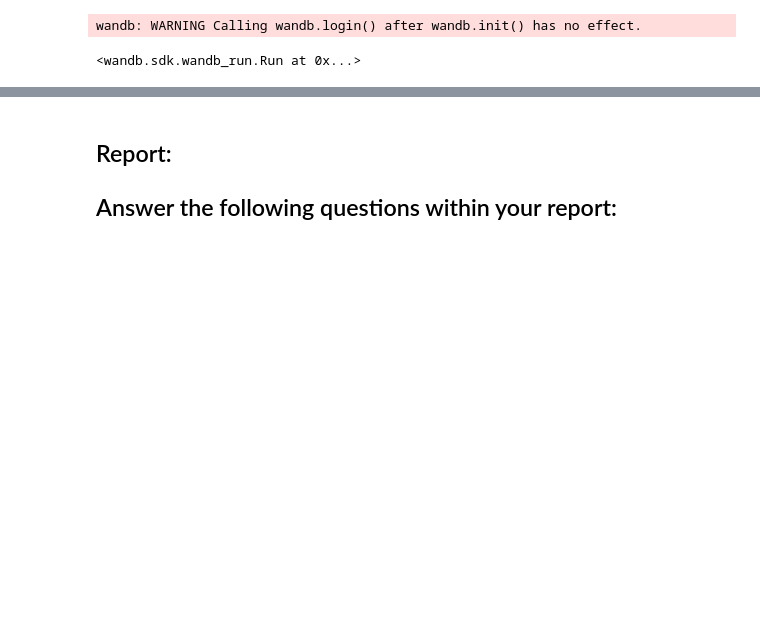
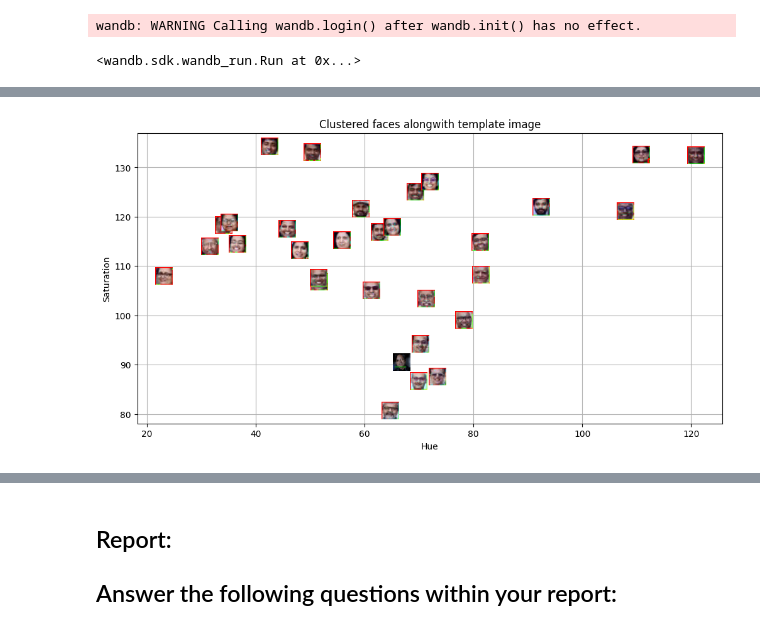
Before and after one commit to Sanskar7388/distance_classification, a Jupyter notebook: sanskar_lab-5.ipynb, the cells around one changed output, grey strips where cells are left out. Drawn from its saved outputs; the diff is of its cells as text; code cells hidden in the pictures; blank space fills up the shorter version.

```diff
--- a/sanskar_lab-5.ipynb
+++ b/sanskar_lab-5.ipynb
@@ -137,50 +135,54 @@ plt.scatter(____________________________________________________________________
 # %%
 ## Read the class of the template image 'Dr_Shashi_Tharoor.jpg' using cv2 and store it in template_img
-template_img = _____________________________________________
+template_img = cv2.imread('Dr_Shashi_Tharoor.jpg')
 # Detect face  in the template image after converting it to gray and store it in template_faces
-template_faces = ___________________________________________________________________________________________
+template_gray = cv2.cvtColor(template_img, cv2.COLOR_BGR2GRAY)
+template_faces = face_cascade.detectMultiScale(template_gray, 1.1, 4)
 # Draw rectangles around the detected faces
 for (x, y, w, h) in template_faces:
     cv2.rectangle(template_img, (x, y), (x + w, y + h), (0, 255, 0), 3)
-cv2.imshow(_____________________________________________________)
+cv2.imshow('Template Image with Detected Faces', template_img)
 cv2.waitKey(0)
 cv2.destroyAllWindows()
 # %%
 # Convert the template image to HSV color space and store it in template_hsv
-template_hsv = __________________________________________________
+template_hsv = cv2.cvtColor(template_img, cv2.COLOR_BGR2HSV)
 
 # Extract hue and saturation features from the template image as we did it for detected faces.
-template_hue = ____________________________________________________
-template_saturation = _________________________________________________
+template_hue = np.mean(template_hsv[:, :, 0])
+template_saturation = np.mean(template_hsv[:, :, 1])
 
 # Predict the cluster label for the template image and store it in template_label
-template_label = _________________________________________________________
+template_label = kmeans.predict([[template_hue, template_saturation]])[0]
 
 # Create a figure and axis for visualization
 fig, ax = plt.subplots(figsize=(12, 6))
 
-# Plot the clustered faces with custom markers (similar to previous code)
+# Plot the clustered faces with custom markers
 for i, (x, y, w, h) in enumerate(faces_rect):
     color = 'red' if kmeans.labels_[i] == 0 else 'blue'
     im = OffsetImage(cv2.cvtColor(cv2.resize(face_images[i], (20, 20)), cv2.COLOR_HSV2RGB))
     ab = AnnotationBbox(im, (hue_saturation[i, 0], hue_saturation[i, 1]), frameon=False, pad=0)
     ax.add_artist(ab)
     plt.plot(hue_saturation[i, 0], hue_saturation[i, 1], 'o', markersize=5, color=color)
 
 # Plot the template image in the respective cluster
 if template_label == 0:
     color = 'red'
 else:
     color = 'blue'
 im = OffsetImage(cv2.cvtColor(cv2.resize(template_img, (20, 20)), cv2.COLOR_BGR2RGB))
 ab = AnnotationBbox(im, (template_hue, template_saturation), frameon=False, pad=0)
 ax.add_artist(ab)
 
-## Put x label
-## Put y label
-## Put title
-## Add grid
-## show plot
+
+plt.xlabel('Hue')
+plt.ylabel('Saturation')
+plt.title('Clustered faces alongwith template image')
+plt.grid(True)
+plt.show()
+# %% [output]
+[figure, added]
 # %%
 # Create an empty list to store legend labels
 legend_labels = []
```
Also changed, not shown: parts of 4 cells of this notebook.
